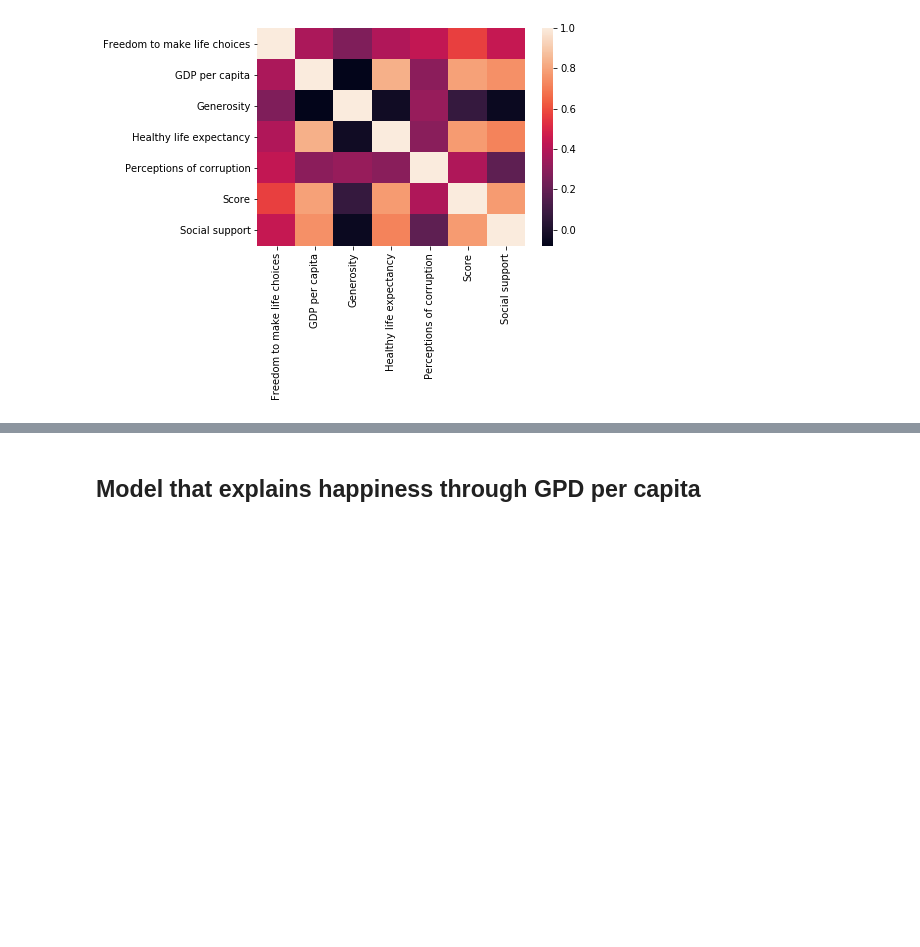
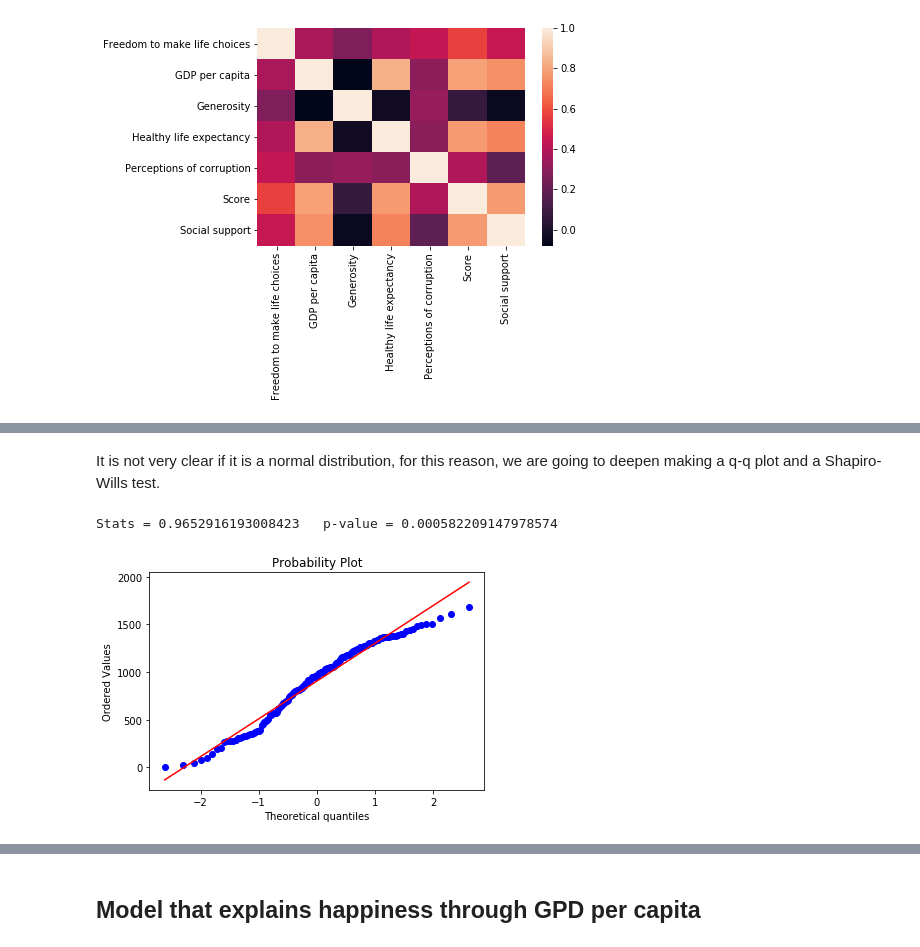
Before and after one commit to caroperez/Statistical_studies, a Jupyter notebook: Happiness.ipynb, the cells around one changed output, grey strips where cells are left out. Cells and saved outputs as stored; diff of their text form; code cells hidden in the pictures; blank space fills up the shorter version.

```diff
--- a/Happiness.ipynb
+++ b/Happiness.ipynb
@@ -80,0 +128,17 @@ Now that we have this information, we will try to obtain a model that explains t
+# %% [markdown]
+It is not very clear if it is a normal distribution, for this reason, we are going to deepen making a q-q plot and a Shapiro-Wills test.
+# %%
+# package
+import scipy.stats as stats # needed for normal study
+import pylab as pylab # needed for the qq plot
+
+# Shapiro Wills test
+stat, pvalue = stats.shapiro(x)
+print("Stats = {}   p-value = {}".format(stat, pvalue))
+
+# quartil-quartil plot
+stats.probplot(x, dist = 'norm', plot = pylab)
+pylab.show()
+# %% [output]
+Stats = 0.9652916193008423   p-value = 0.000582209147978574
+[figure, added]
```
Also changed, not shown: parts of 19 cells of this notebook.
